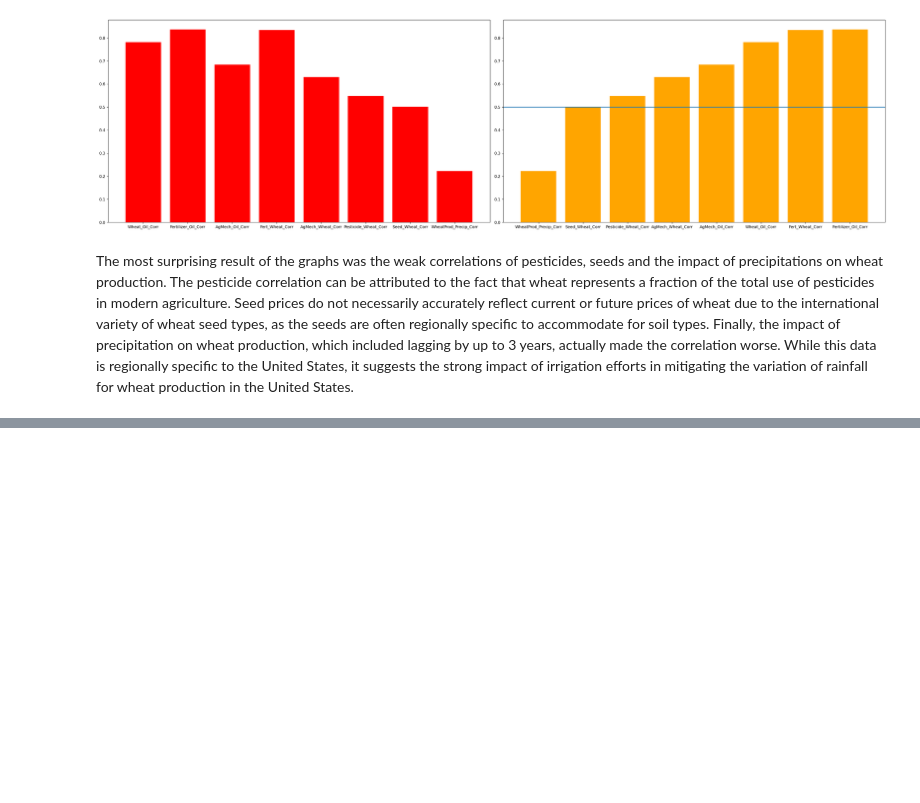
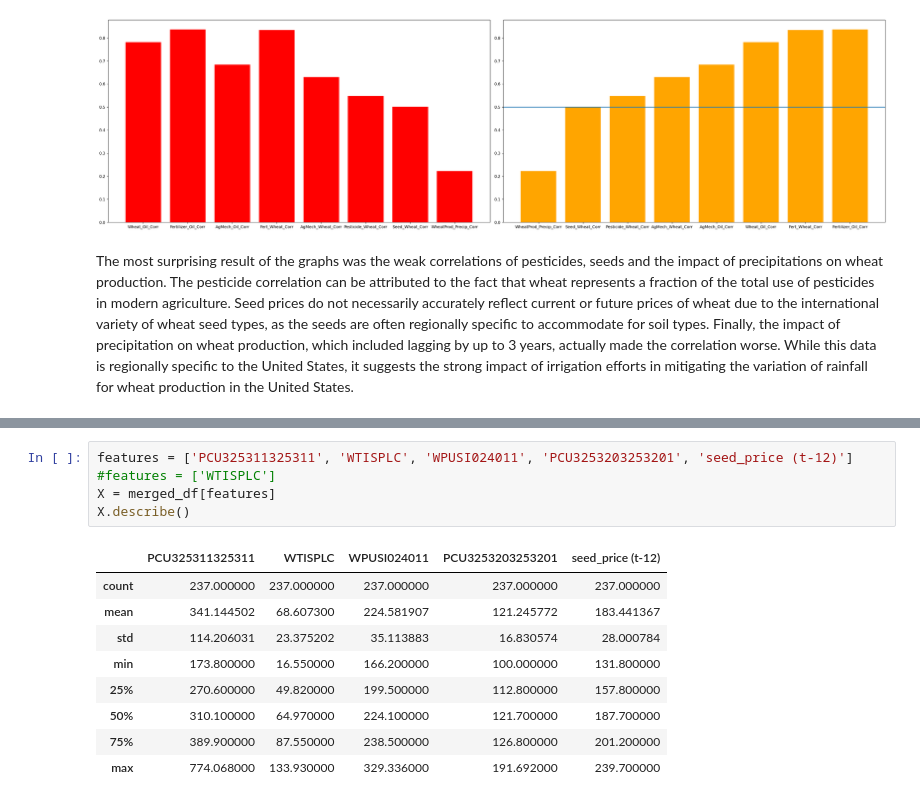
Before and after one commit to ssxnt/Wheat-Production-and-Global-Pricing-Dynamics, a Jupyter notebook: Energy/Notebooks and Datasets/final.ipynb, the cells around one changed output, grey strips where cells are left out. Drawn from its saved outputs; the diff is of its cells as text; blank space fills up the shorter version.

```diff
--- a/Energy/Notebooks and Datasets/final.ipynb
+++ b/Energy/Notebooks and Datasets/final.ipynb
@@ -569,0 +628,15 @@ The most surprising result of the graphs was the weak correlations of pesticides
+# %%
+features = ['PCU325311325311', 'WTISPLC', 'WPUSI024011', 'PCU3253203253201', 'seed_price (t-12)']
+#features = ['WTISPLC']
+X = merged_df[features]
+X.describe()
+# %% [output]
+|  | PCU325311325311 | WTISPLC | WPUSI024011 | PCU3253203253201 | seed_price (t-12) |
+| count | 237.000000 | 237.000000 | 237.000000 | 237.000000 | 237.000000 |
+| mean | 341.144502 | 68.607300 | 224.581907 | 121.245772 | 183.441367 |
+| std | 114.206031 | 23.375202 | 35.113883 | 16.830574 | 28.000784 |
+| min | 173.800000 | 16.550000 | 166.200000 | 100.000000 | 131.800000 |
+| 25% | 270.600000 | 49.820000 | 199.500000 | 112.800000 | 157.800000 |
+| 50% | 310.100000 | 64.970000 | 224.100000 | 121.700000 | 187.700000 |
+| 75% | 389.900000 | 87.550000 | 238.500000 | 126.800000 | 201.200000 |
+| max | 774.068000 | 133.930000 | 329.336000 | 191.692000 | 239.700000 |
```
Also changed, not shown: parts of 17 cells of this notebook.
